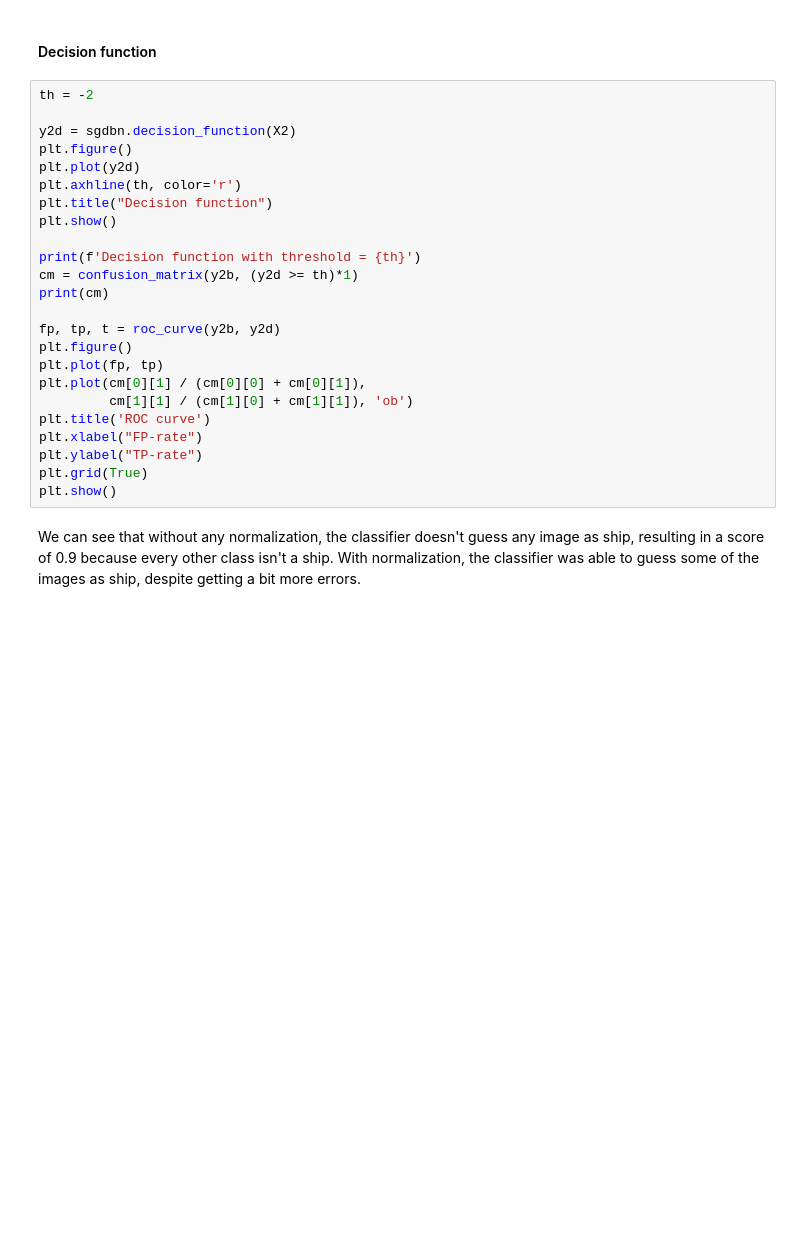
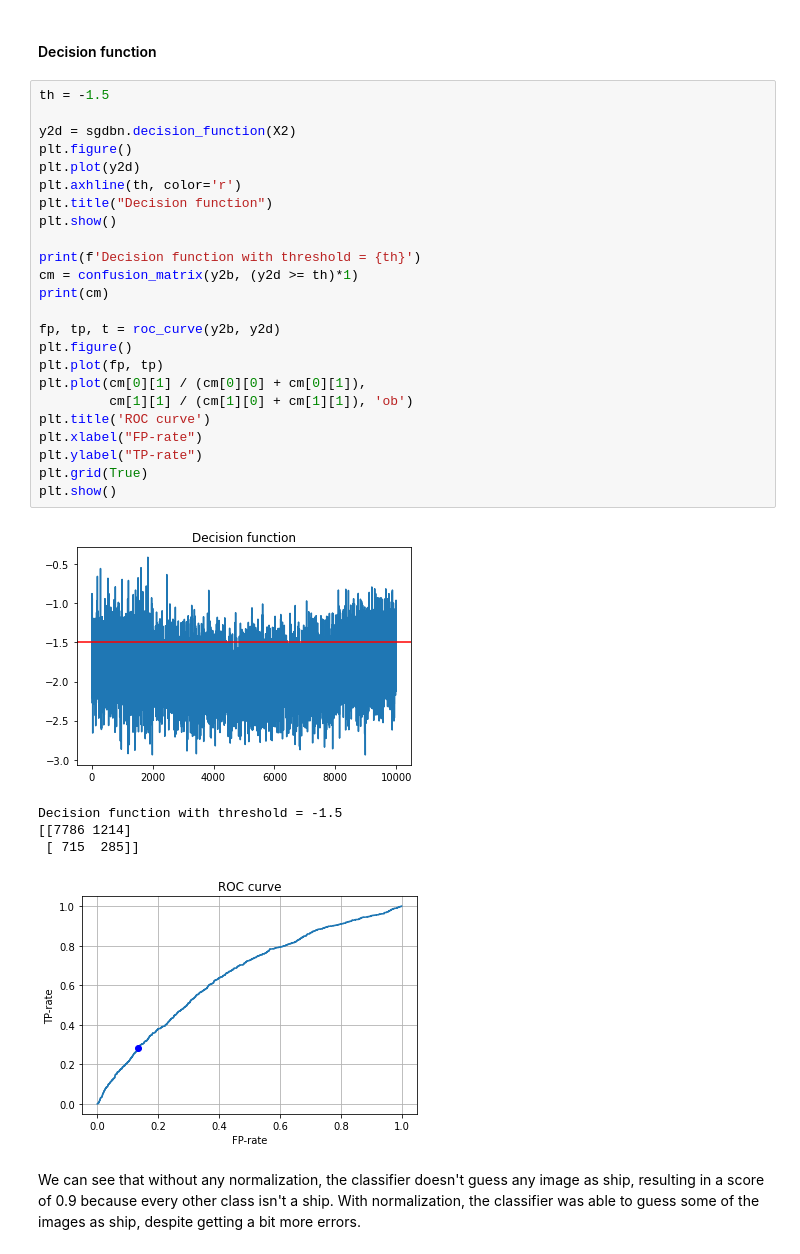
Before and after one commit to Krfld/ISEL-AAA, a Jupyter notebook: T1/A45881A45890_T1.ipynb, the cells around one changed output. Cells and saved outputs as stored; diff of their text form; blank space fills up the shorter version.

```diff
--- a/T1/A45881A45890_T1.ipynb
+++ b/T1/A45881A45890_T1.ipynb
@@ -190,29 +232,35 @@ print(cm)
 # %% [markdown]
 #### Decision function
 # %%
-th = -2
+th = -1.5
 
 y2d = sgdbn.decision_function(X2)
 plt.figure()
 plt.plot(y2d)
 plt.axhline(th, color='r')
 plt.title("Decision function")
 plt.show()
 
 print(f'Decision function with threshold = {th}')
 cm = confusion_matrix(y2b, (y2d >= th)*1)
 print(cm)
 
 fp, tp, t = roc_curve(y2b, y2d)
 plt.figure()
 plt.plot(fp, tp)
 plt.plot(cm[0][1] / (cm[0][0] + cm[0][1]),
          cm[1][1] / (cm[1][0] + cm[1][1]), 'ob')
 plt.title('ROC curve')
 plt.xlabel("FP-rate")
 plt.ylabel("TP-rate")
 plt.grid(True)
 plt.show()
+# %% [output]
+[figure, added]
+Decision function with threshold = -1.5
+[[7786 1214]
+ [ 715  285]]
+[figure, added]
 # %% [markdown]
 We can see that without any normalization, the classifier doesn't guess any image as ship, resulting in a score of 0.9 because every other class isn't a ship.
 With normalization, the classifier was able to guess some of the images as ship, despite getting a bit more errors.
```
Also changed, not shown: parts of 15 cells of this notebook.
